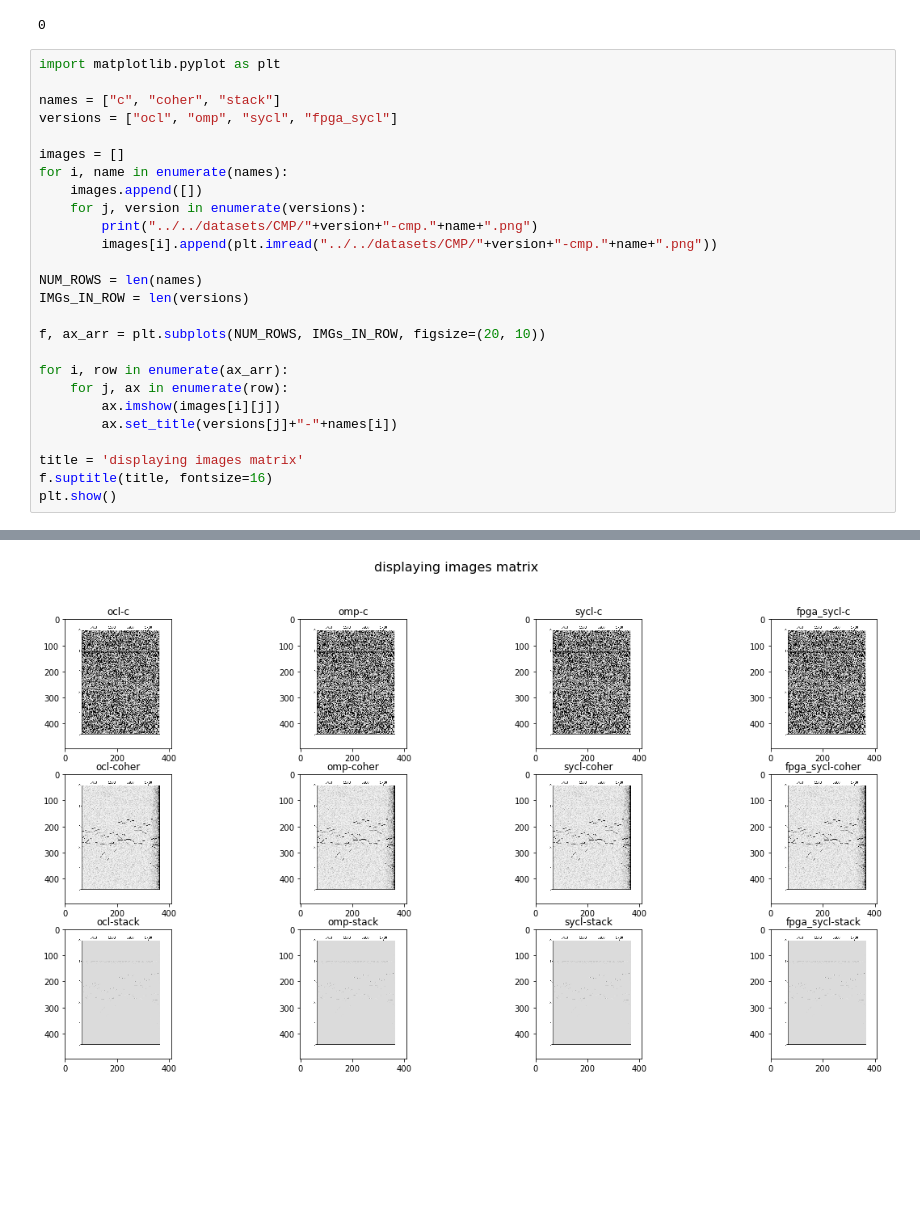
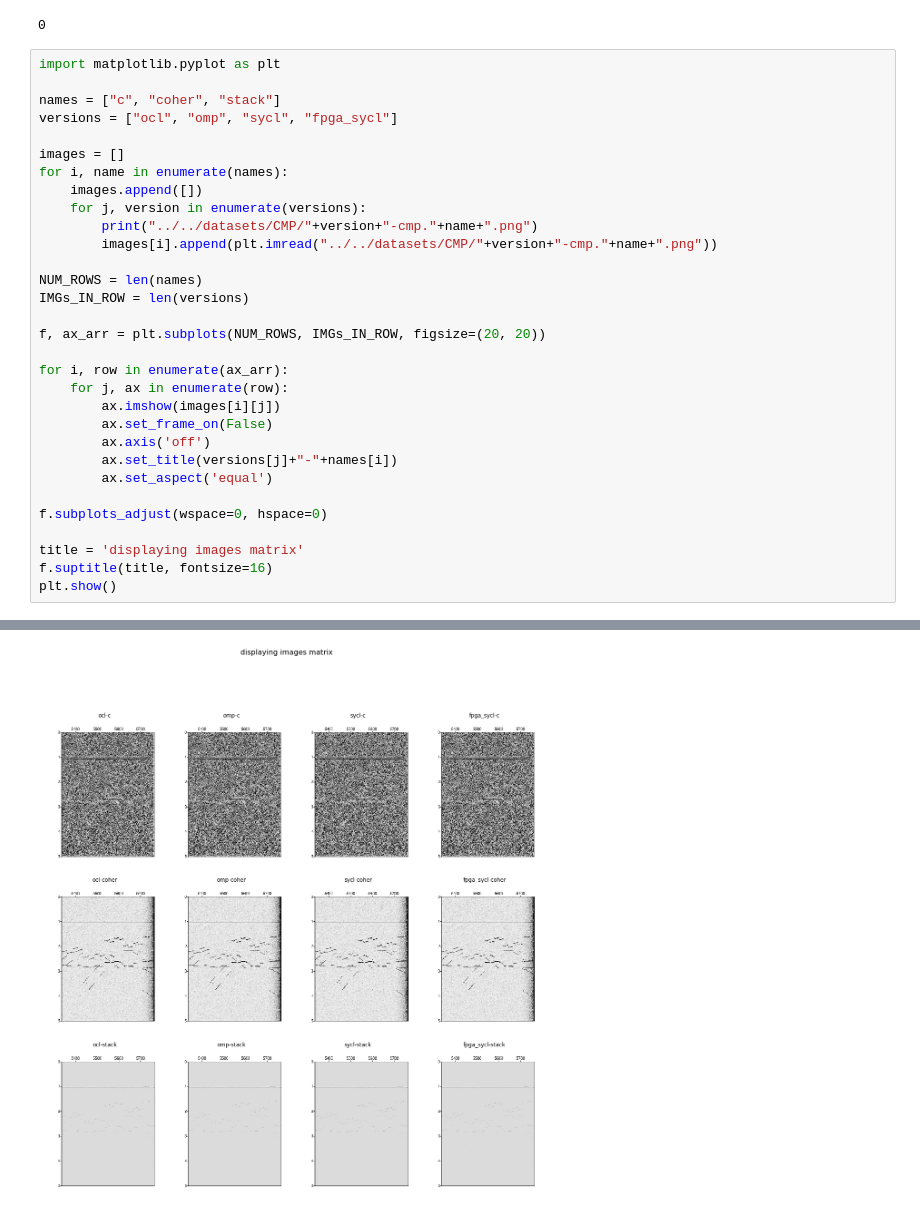
Before and after one commit to menotti/oil_gas_fpga, a Jupyter notebook: apps/CMP/CMP.ipynb, the cells around one changed output, grey strips where cells are left out. Cells and saved outputs as stored; diff of their text form; blank space fills up the shorter version.

Commit message:
updating image plot

```diff
--- a/apps/CMP/CMP.ipynb
+++ b/apps/CMP/CMP.ipynb
@@ -290,32 +291,37 @@ for i, name in enumerate(names):
     images.append([])
     for j, version in enumerate(versions):
         print("../../datasets/CMP/"+version+"-cmp."+name+".png")
         images[i].append(plt.imread("../../datasets/CMP/"+version+"-cmp."+name+".png"))
 
 NUM_ROWS = len(names)
 IMGs_IN_ROW = len(versions)
 
-f, ax_arr = plt.subplots(NUM_ROWS, IMGs_IN_ROW, figsize=(20, 10))
+f, ax_arr = plt.subplots(NUM_ROWS, IMGs_IN_ROW, figsize=(20, 20))
 
 for i, row in enumerate(ax_arr):
     for j, ax in enumerate(row):
         ax.imshow(images[i][j])
+        ax.set_frame_on(False)
+        ax.axis('off')
         ax.set_title(versions[j]+"-"+names[i])
+        ax.set_aspect('equal')
+
+f.subplots_adjust(wspace=0, hspace=0)
 
 title = 'displaying images matrix'
 f.suptitle(title, fontsize=16)
 plt.show()
 # %% [output]
 ../../datasets/CMP/ocl-cmp.c.png
 ../../datasets/CMP/omp-cmp.c.png
 ../../datasets/CMP/sycl-cmp.c.png
 ../../datasets/CMP/fpga_sycl-cmp.c.png
 ../../datasets/CMP/ocl-cmp.coher.png
 ../../datasets/CMP/omp-cmp.coher.png
 ../../datasets/CMP/sycl-cmp.coher.png
 ../../datasets/CMP/fpga_sycl-cmp.coher.png
 ../../datasets/CMP/ocl-cmp.stack.png
 ../../datasets/CMP/omp-cmp.stack.png
 ../../datasets/CMP/sycl-cmp.stack.png
 ../../datasets/CMP/fpga_sycl-cmp.stack.png
-[figure, old version]
+[figure, new version]
```
Also changed, not shown: parts of 1 cell of this notebook, 1 other file.
